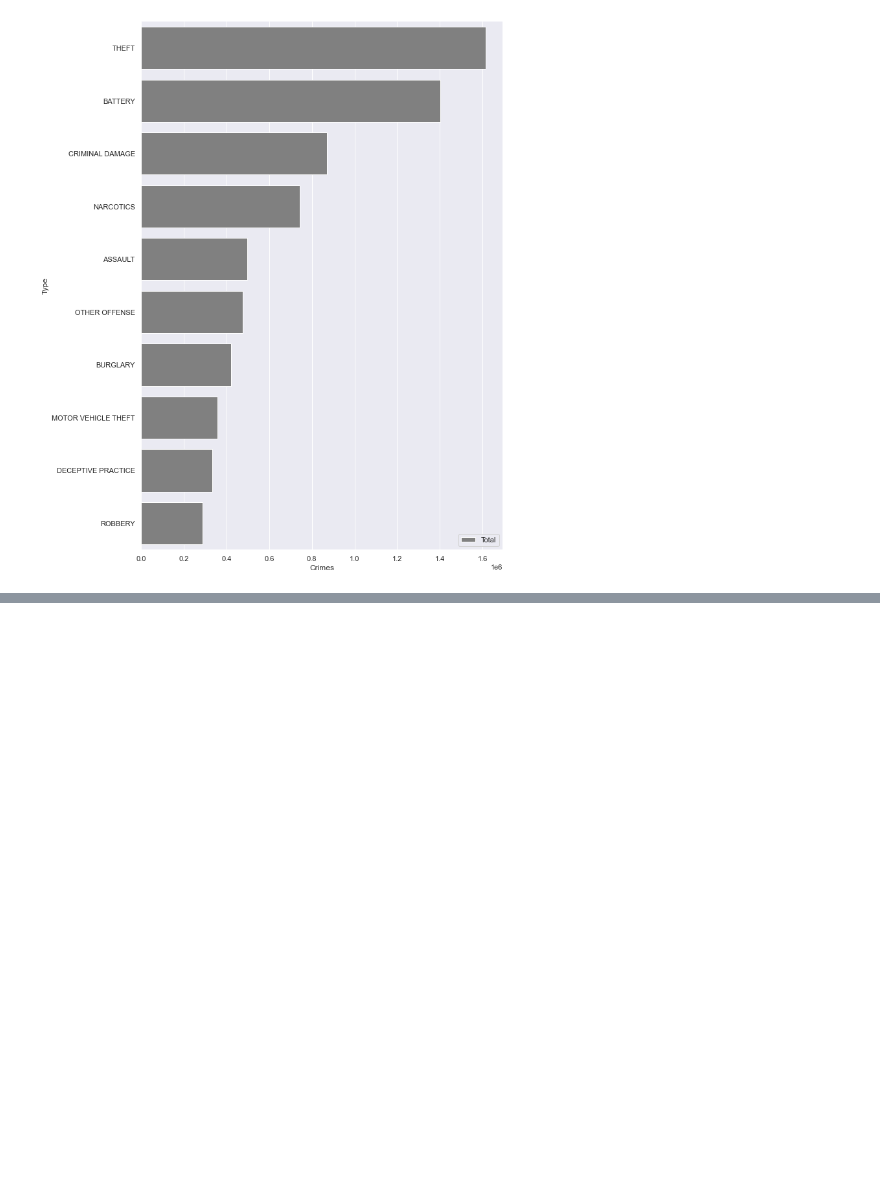
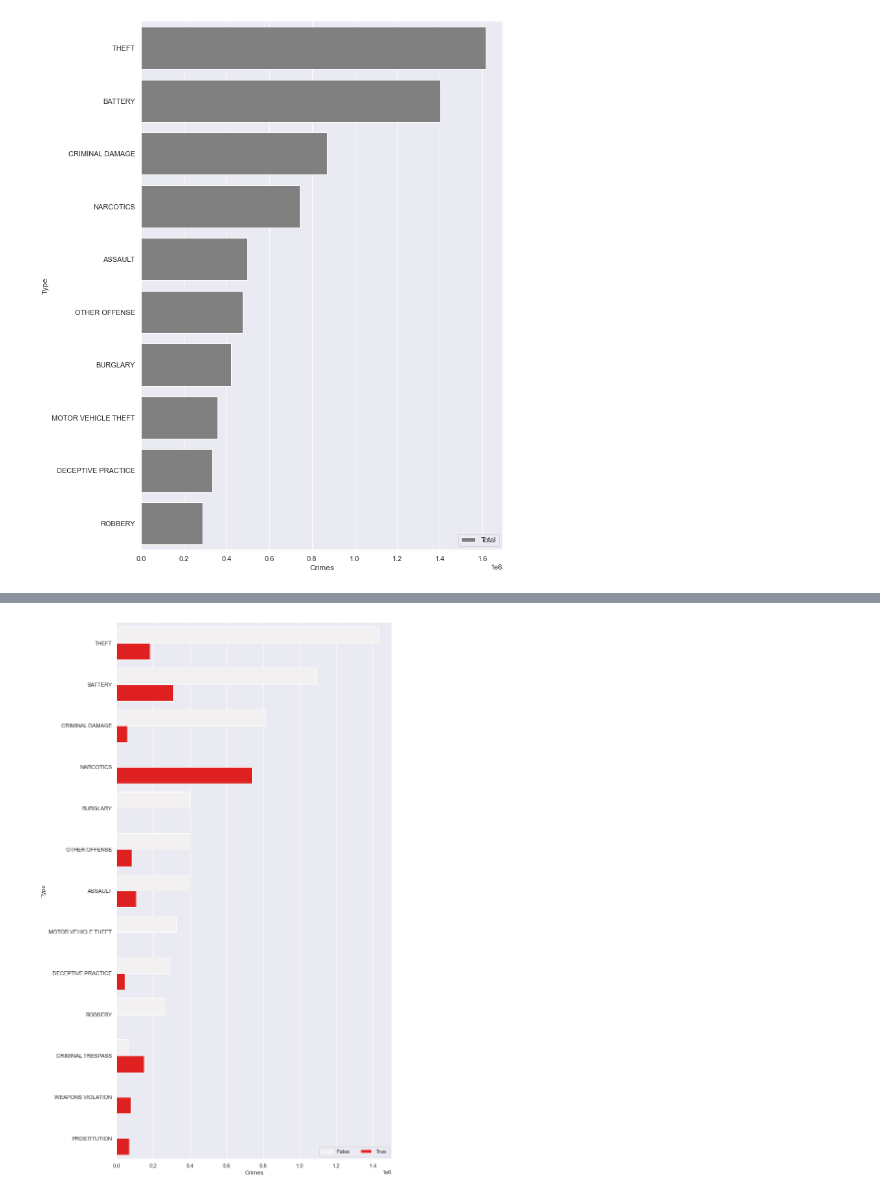
Before and after one commit to Chicago-PD-project/Chicago_Project, a Jupyter notebook: Lindy's_workbook.ipynb, the cells around one changed output, grey strips where cells are left out. Saved outputs shown, nothing was run; the diff lists cells and outputs as text; code cells hidden in the pictures; blank space fills up the shorter version.

```diff
--- a/Lindy's_workbook.ipynb
+++ b/Lindy's_workbook.ipynb
@@ -133,3 +119,8 @@ sns.despine(left=True, bottom=True)
 plt.show()
 # %% [output]
 [figure]
+# %%
+b = pd.DataFrame(crime ,columns=['Primary_type','Arrest'])
+# %%
+domestic_count1 = pd.DataFrame(b.groupby(['Primary_type','Arrest']).size().sort_values(ascending=False).rename('counts').reset_index())
+domestic_count1
@@ -135,0 +141,13 @@ plt.show()
+# %%
+# bar chart to show arrest for crimes
+f, ax = plt.subplots(figsize=(10,20))
+
+# Plot the total crashes
+sns.set_color_codes("deep")
+sns.barplot( y="Primary_type",x="counts" , data=domestic_count1.iloc[:20, :], hue='Arrest', color='red')
+
+ax.legend(ncol=2, loc="lower right", frameon=True)
+ax.set(ylabel="Type",xlabel="Crimes")
+sns.despine(left=True, bottom=True)
+# %% [output]
+[figure, added]
```
Also changed, not shown: parts of 7 cells of this notebook.
